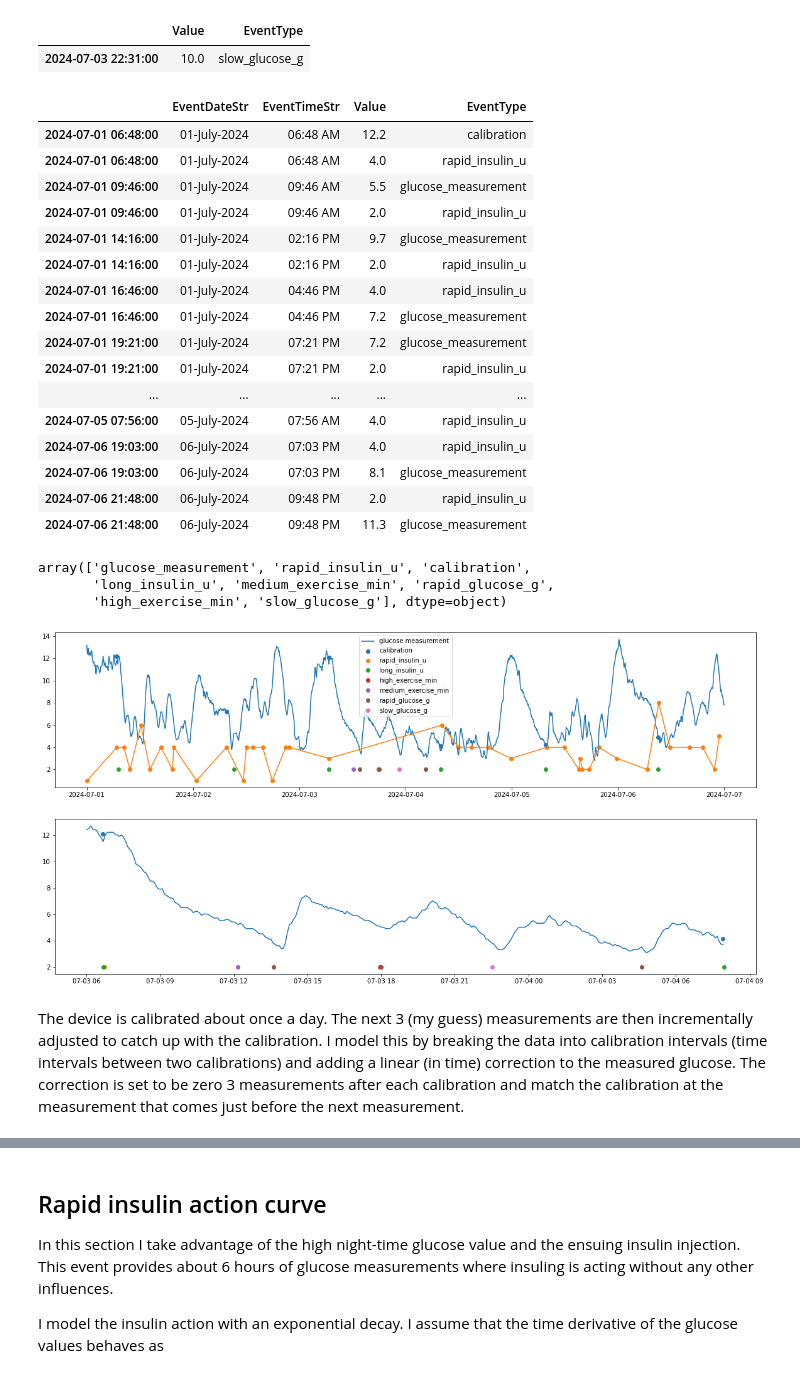
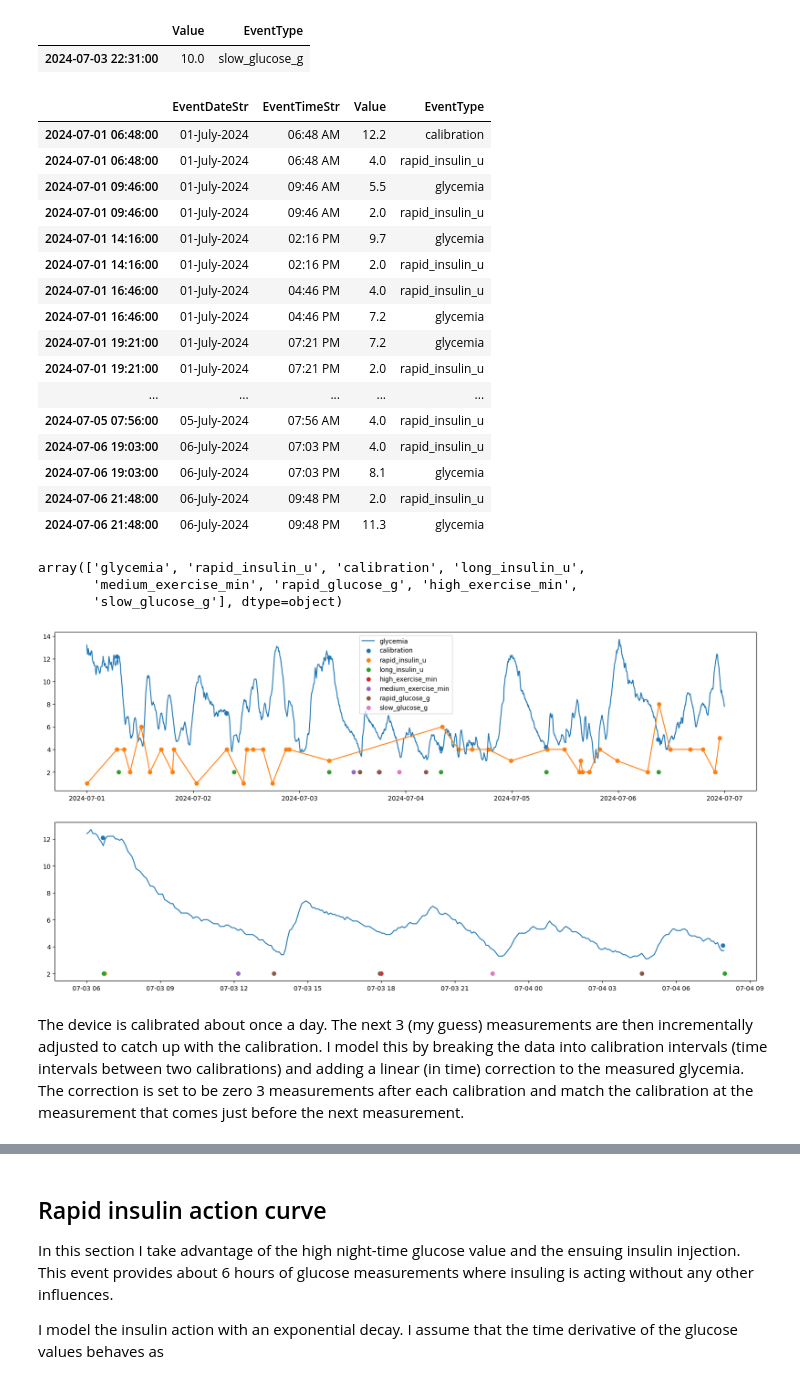
Before and after one commit to sethyvenatem/blood_sugar_fast_day, a Jupyter notebook: fast_day.ipynb, the cells around one changed output, grey strips where cells are left out. Saved outputs shown, nothing was run; the diff lists cells and outputs as text; code cells hidden in the pictures.

Commit message:
switch to glycemia

```diff
--- a/fast_day.ipynb
+++ b/fast_day.ipynb
@@ -16,12 +16,12 @@ from datetime import datetime, timedelta, date
 import numpy as np
 
 all_data = pd.read_excel('All Events.xlsx',sheet_name = 'Sensor Glucose').drop(columns = ['SensorID','UnitMeasureVal'])
-# I'm only inteseted in 2 days of data. Cut out most of the data immediately.
+# I'm only interested in 2 days of data. Cut out most of the data immediately.
 date_window = [datetime(2024,7,1),datetime(2024,7,6)]
 all_data = all_data[(pd.to_datetime(all_data['EventDateStr'])>=date_window[0]) & (pd.to_datetime(all_data['EventDateStr'])<=date_window[-1])].copy()
-all_data['EventType'] = 'glucose_measurement'
+all_data['EventType'] = 'glycemia'
 
-#include the insuling injection, eating and sport events
+#include the insulin injection, eating and sport events
 temp = pd.read_excel('All Events.xlsx',sheet_name = 'Patient Events')
 temp = temp[(pd.to_datetime(temp['EventDateStr'])>=date_window[0]) & (pd.to_datetime(temp['EventDateStr'])<=date_window[-1])].copy()
 temp.loc[temp['EventType'] == 'Insulin','UnitValue'] = temp.loc[temp['EventType'] == 'Insulin','UnitValue'].apply(lambda x: x[:-6])
@@ -112,61 +112,61 @@ all_data[(all_data.index.duplicated(keep = False))]
 |  | EventDateStr | EventTimeStr | Value | EventType |
 | 2024-07-01 06:48:00 | 01-July-2024 | 06:48 AM | 12.2 | calibration |
 | 2024-07-01 06:48:00 | 01-July-2024 | 06:48 AM | 4.0 | rapid_insulin_u |
-| 2024-07-01 09:46:00 | 01-July-2024 | 09:46 AM | 5.5 | glucose_measurement |
+| 2024-07-01 09:46:00 | 01-July-2024 | 09:46 AM | 5.5 | glycemia |
 | 2024-07-01 09:46:00 | 01-July-2024 | 09:46 AM | 2.0 | rapid_insulin_u |
-| 2024-07-01 14:16:00 | 01-July-2024 | 02:16 PM | 9.7 | glucose_measurement |
+| 2024-07-01 14:16:00 | 01-July-2024 | 02:16 PM | 9.7 | glycemia |
 | 2024-07-01 14:16:00 | 01-July-2024 | 02:16 PM | 2.0 | rapid_insulin_u |
 | 2024-07-01 16:46:00 | 01-July-2024 | 04:46 PM | 4.0 | rapid_insulin_u |
-| 2024-07-01 16:46:00 | 01-July-2024 | 04:46 PM | 7.2 | glucose_measurement |
-| 2024-07-01 19:21:00 | 01-July-2024 | 07:21 PM | 7.2 | glucose_measurement |
+| 2024-07-01 16:46:00 | 01-July-2024 | 04:46 PM | 7.2 | glycemia |
+| 2024-07-01 19:21:00 | 01-July-2024 | 07:21 PM | 7.2 | glycemia |
 | 2024-07-01 19:21:00 | 01-July-2024 | 07:21 PM | 2.0 | rapid_insulin_u |
 | ... | ... | ... | ... | ... |
 | 2024-07-05 07:56:00 | 05-July-2024 | 07:56 AM | 4.0 | rapid_insulin_u |
 | 2024-07-06 19:03:00 | 06-July-2024 | 07:03 PM | 4.0 | rapid_insulin_u |
-| 2024-07-06 19:03:00 | 06-July-2024 | 07:03 PM | 8.1 | glucose_measurement |
+| 2024-07-06 19:03:00 | 06-July-2024 | 07:03 PM | 8.1 | glycemia |
 | 2024-07-06 21:48:00 | 06-July-2024 | 09:48 PM | 2.0 | rapid_insulin_u |
-| 2024-07-06 21:48:00 | 06-July-2024 | 09:48 PM | 11.3 | glucose_measurement |
+| 2024-07-06 21:48:00 | 06-July-2024 | 09:48 PM | 11.3 | glycemia |
 # %%
 all_data['EventType'].unique()
 # %% [output]
-array(['glucose_measurement', 'rapid_insulin_u', 'calibration',
-       'long_insulin_u', 'medium_exercise_min', 'rapid_glucose_g',
-       'high_exercise_min', 'slow_glucose_g'], dtype=object)
+array(['glycemia', 'rapid_insulin_u', 'calibration', 'long_insulin_u',
+       'medium_exercise_min', 'rapid_glucose_g', 'high_exercise_min',
+       'slow_glucose_g'], dtype=object)
 # %%
 fig, axs = plt.subplots(2)
 fig.set_figheight(10)
 fig.set_figwidth(20)
 
-data = all_data[all_data['EventType'] == 'glucose_measurement'].copy()
-axs[0].plot(data.index,data['Value'], label = 'glucose measurement')
+data = all_data[all_data['EventType'] == 'glycemia'].copy()
+axs[0].plot(data.index,data['Value'], label = 'glycemia')
 
 data = all_data[all_data['EventType'] == 'calibration'].copy()
 axs[0].scatter(data.index,data['Value'], label = 'calibration')
 
 type = 'rapid_insulin_u'
 data = all_data[all_data['EventType'] == type].copy()
 axs[0].scatter(data.index,data['Value'], label = type)
 axs[0].plot(data.index,data['Value'])
 for type in ['long_insulin_u', 'high_exercise_min', 'medium_exercise_min', 'rapid_glucose_g', 'slow_glucose_g']:
     data = all_data[all_data['EventType'] == type].copy()
     axs[0].scatter(data.index,[2]*len(data), label = type)
 
 axs[0].legend()
 
 fast_start = datetime(2024,7,3,6)
 fast_end = datetime(2024,7,4,8)
-data = all_data[(all_data.index < fast_end) & (all_data.index > fast_start) & (all_data['EventType'] == 'glucose_measurement')].copy()
-axs[1].plot(data.index,data['Value'], label = 'glucose measurement')
+data = all_data[(all_data.index < fast_end) & (all_data.index > fast_start) & (all_data['EventType'] == 'glycemia')].copy()
+axs[1].plot(data.index,data['Value'])
 
 data = all_data[(all_data.index < fast_end) & (all_data.index > fast_start) & (all_data['EventType'] == 'calibration')].copy()
-axs[1].scatter(data.index,data['Value'], label = 'calibration')
+axs[1].scatter(data.index,data['Value'])
 
 for type in ['rapid_insulin_u','long_insulin_u', 'high_exercise_min', 'medium_exercise_min', 'rapid_glucose_g', 'slow_glucose_g']:
     data = all_data[(all_data.index < fast_end) & (all_data.index > fast_start) & (all_data['EventType'] == type)].copy()
-    axs[1].scatter(data.index,[2]*len(data), label = type)
+    axs[1].scatter(data.index,[2]*len(data))
 # %% [output]
-[figure, old version]
+[figure, new version]
 # %% [markdown]
-The device is calibrated about once a day. The next 3 (my guess) measurements are then incrementally adjusted to catch up with the calibration. I model this by breaking the data into calibration intervals (time intervals between two calibrations) and adding a linear (in time) correction to the measured glucose. The correction is set to be zero 3 measurements after each calibration and match the calibration at the measurement that comes just before the next measurement.
+The device is calibrated about once a day. The next 3 (my guess) measurements are then incrementally adjusted to catch up with the calibration. I model this by breaking the data into calibration intervals (time intervals between two calibrations) and adding a linear (in time) correction to the measured glycemia. The correction is set to be zero 3 measurements after each calibration and match the calibration at the measurement that comes just before the next measurement.
 # %%
 # Compute a calibration factor. The 3 measurements that come just after a calibration are already adjusted, they will be adjusted with a diminishing amplitude. The glucose correction is multiplied by (2/3,1/3,0).
```
Also changed, not shown: parts of 11 cells of this notebook, 1 other file.
